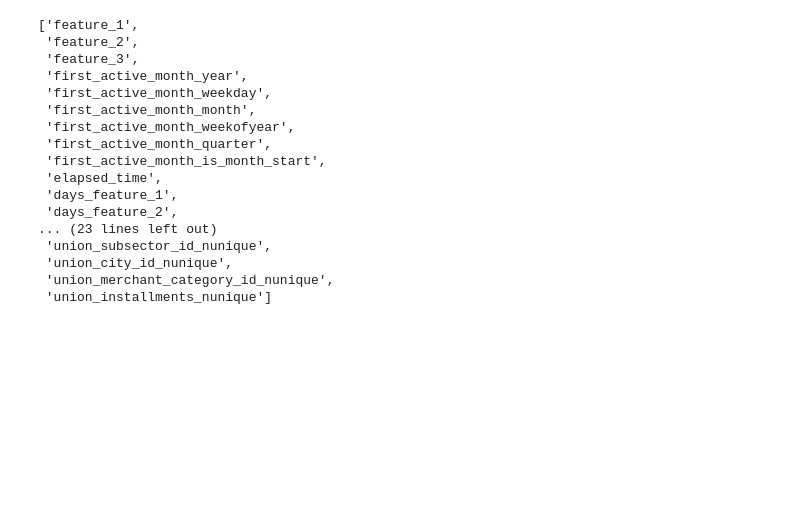
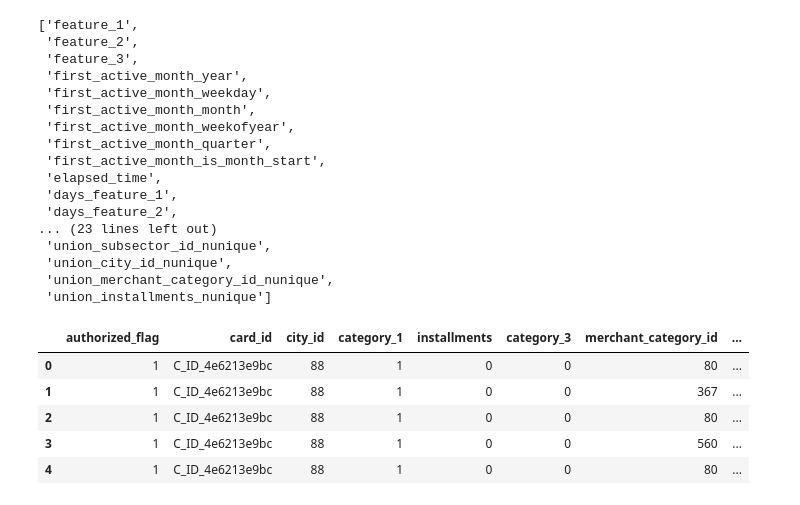
Before and after one commit to ishtos/elo, a Jupyter notebook: ipynb/feature_selection.ipynb, the cells around one changed output. Cells and saved outputs as stored; diff of their text form; code cells hidden in the pictures; blank space fills up the shorter version.

```diff
--- a/ipynb/feature_selection.ipynb
+++ b/ipynb/feature_selection.ipynb
@@ -689,3 +689,37 @@ list(ffm_cols['ffm_cols'].values)
  'union_city_id_nunique',
  'union_merchant_category_id_nunique',
  'union_installments_nunique']
+# %%
+import os
+import sys
+import gc
+import numpy as np
+import pandas as pd
+
+from tqdm import tqdm
+import datetime
+from sklearn.preprocessing import LabelEncoder
+from multiprocessing import cpu_count, Pool
+
+NTHREAD = cpu_count()
+
+PREF = 'f103'
+
+KEY = 'card_id'
+
+stats = ['min', 'max', 'mean', 'std']
+
+PATH = os.path.join('..', 'remove_outlier_data')
+
+historical_transactions = pd.read_csv(os.path.join(PATH, 'historical_transactions.csv'))
+historical_transactions['installments'] = historical_transactions['installments'].astype(int)
+historical_transactions = historical_transactions.query('0 <= installments and installments <= 12')
+
+prefix = 'hist_'
+key =  ['card_id', 'month_lag']
+num_aggregations = {
+   'purchase_amount': stats,
+   'installments': ['mean', 'sum', 'std']
+}
+
+grouped = historical_transactions.groupby(key)
@@ -691,0 +735,9 @@ list(ffm_cols['ffm_cols'].values)
+# %%
+historical_transactions.head()
+# %% [output]
+|  | authorized_flag | card_id | city_id | category_1 | installments | category_3 | merchant_category_id | ... |
+| 0 | 1 | C_ID_4e6213e9bc | 88 | 1 | 0 | 0 | 80 | ... |
+| 1 | 1 | C_ID_4e6213e9bc | 88 | 1 | 0 | 0 | 367 | ... |
+| 2 | 1 | C_ID_4e6213e9bc | 88 | 1 | 0 | 0 | 80 | ... |
+| 3 | 1 | C_ID_4e6213e9bc | 88 | 1 | 0 | 0 | 560 | ... |
+| 4 | 1 | C_ID_4e6213e9bc | 88 | 1 | 0 | 0 | 80 | ... |
```
Also changed, not shown: parts of 17 cells of this notebook, 25 other files.
